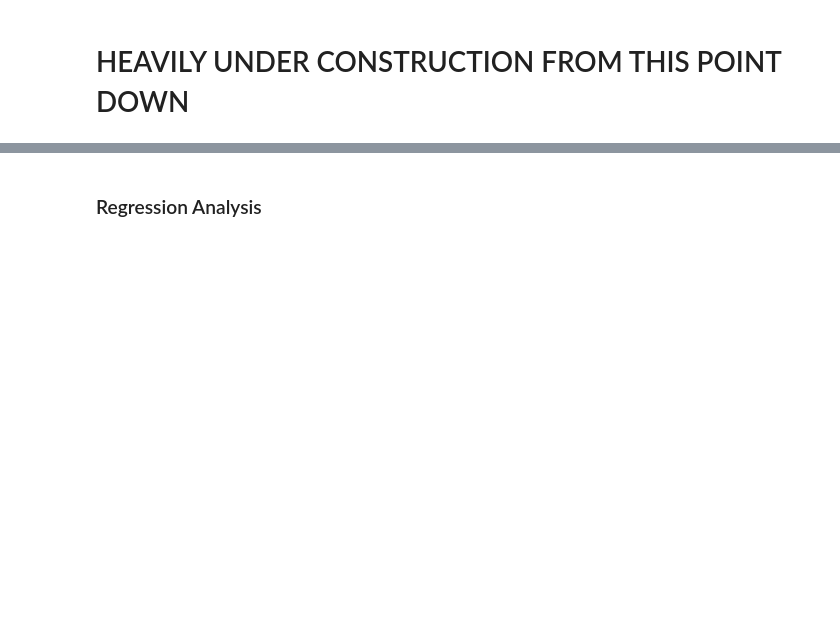
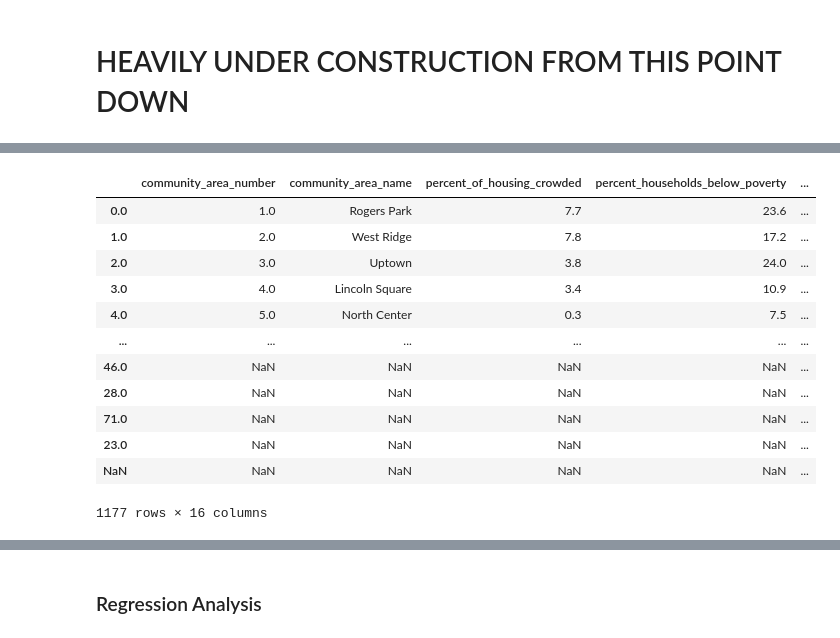
Before and after one commit to georgejordan3/Db2_SQL_Python, a Jupyter notebook: sql_ibm_notebook.ipynb, the cells around one changed output, grey strips where cells are left out. Cells and saved outputs as stored; diff of their text form; code cells hidden in the pictures; blank space fills up the shorter version.

```diff
--- a/sql_ibm_notebook.ipynb
+++ b/sql_ibm_notebook.ipynb
@@ -108,0 +177,6 @@ df.plot.scatter(x="COMMUNITY_AREA_NUMBER", y="HARDSHIP_INDEX")
+# %%
+# FIX, FIRST PRIORITY
+# Alter dataframe so community_area_number is index and counts are the only column
+crime = df3[['id', 'case_number', 'primary_type', 'community_area_number', 'district']].copy()
+crime = crime.set_index('community_area_number')
+crime
@@ -109,3 +198,22 @@ df.plot.scatter(x="COMMUNITY_AREA_NUMBER", y="HARDSHIP_INDEX")
+# %%
+combine = [census, schools, crime]
+df4 = pd.concat(combine)
+
+df4
+# %% [output]
+|  | community_area_number | community_area_name | percent_of_housing_crowded | percent_households_below_poverty | ... |
+| 0.0 | 1.0 | Rogers Park | 7.7 | 23.6 | ... |
+| 1.0 | 2.0 | West Ridge | 7.8 | 17.2 | ... |
+| 2.0 | 3.0 | Uptown | 3.8 | 24.0 | ... |
+| 3.0 | 4.0 | Lincoln Square | 3.4 | 10.9 | ... |
+| 4.0 | 5.0 | North Center | 0.3 | 7.5 | ... |
+| ... | ... | ... | ... | ... | ... |
+| 46.0 | NaN | NaN | NaN | NaN | ... |
+| 28.0 | NaN | NaN | NaN | NaN | ... |
+| 71.0 | NaN | NaN | NaN | NaN | ... |
+| 23.0 | NaN | NaN | NaN | NaN | ... |
+| NaN | NaN | NaN | NaN | NaN | ... |
+1177 rows × 16 columns
 # %%
 # DELETE
 
```
Also changed, not shown: parts of 18 cells of this notebook.
